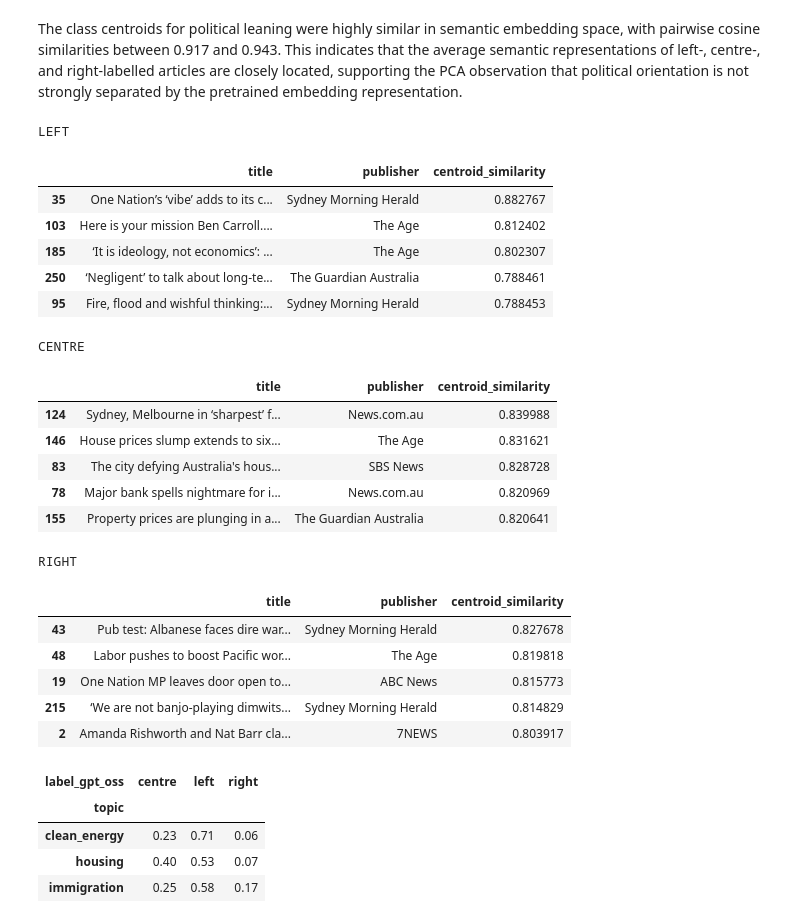
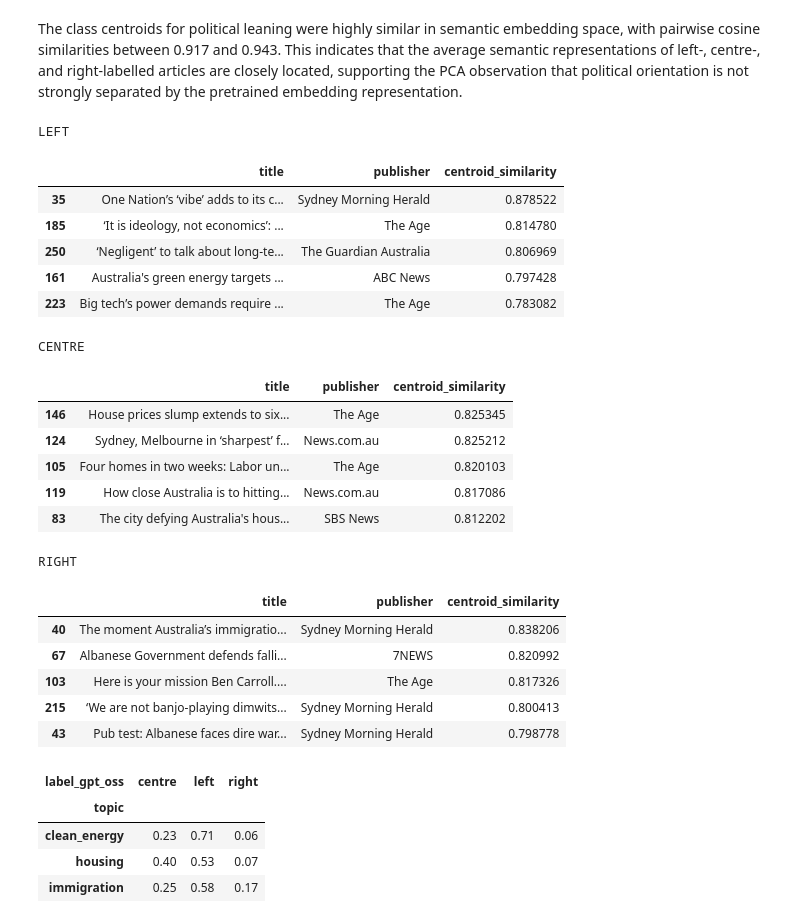
Before and after one commit to jessnxa/nlp_at2_newsprism, a Jupyter notebook: notebooks/02_political_leaning/political_leaning_classif.ipynb, the cells around one changed output. Drawn from its saved outputs; the diff is of its cells as text; code cells hidden in the pictures.

```diff
--- a/notebooks/02_political_leaning/political_leaning_classif.ipynb
+++ b/notebooks/02_political_leaning/political_leaning_classif.ipynb
@@ -738,0 +1027,2 @@ Using 5-fold stratified cross-validation, the classifier achieved a mean macro F
+# %%
+eval_df["oof_prediction"] = oof_pred
@@ -738,0 +1059,20 @@ Using 5-fold stratified cross-validation, the classifier achieved a mean macro F
+# %%
+for level in ["high", "medium", "low"]:
+    subset = eval_df[
+        eval_df["reference_support"] == level
+    ]
+
+    if len(subset) == 0:
+        continue
+
+    print(f"\n--- {level.upper()} SUPPORT ---")
+    print("n =", len(subset))
+
+    print(
+        classification_report(
+            subset["reference_label"],
+            subset["oof_prediction"],
+            labels=["left", "centre", "right"],
+            zero_division=0
+        )
+    )
@@ -749,9 +1109,9 @@ from sklearn.decomposition import PCA
 
 pca = PCA(n_components=2, random_state=42)
 
-X_2d = pca.fit_transform(X_embeddings)
+X_2d = pca.fit_transform(X_gold)
 
-plot_df = pd.DataFrame({"PC1": X_2d[:, 0], "PC2": X_2d[:, 1], "label": y.values})
+plot_df = pd.DataFrame({"PC1": X_2d[:, 0], "PC2": X_2d[:, 1], "label": y_gold.values})
 
 for label in ["left", "centre", "right"]:
     subset = plot_df[plot_df["label"] == label]
@@ -794,8 +1154,7 @@ PCA projection of the semantic article embeddings shows several distinct regions
 
 In contrast to political leaning, PCA projection by article topic produced clearly distinguishable clusters for immigration, housing, and clean energy. This suggests that the pretrained semantic embeddings encode topical similarity much more strongly than political orientation. The result is consistent with the way the NewsPrism corpus was constructed, with articles deliberately sampled across three predefined topics. Consequently, topic represents a major source of variation in the embedding space, while political leaning appears to be a subtler characteristic that cuts across these topic clusters. This helps explain why semantic embeddings did not produce clear separation between left-, centre-, and right-labelled articles: articles with opposing political framing may remain close in embedding space when they discuss the same underlying topic.
 # %%
-labels = np.array(y)
-
+labels = np.array(y_gold)
 centroids = {}
 
 for label in ["left", "centre", "right"]:
@@ -818,37 +1177,37 @@ The class centroids for political leaning were highly similar in semantic embedd
 # %%
 for label in ["left", "centre", "right"]:
 
     mask = labels == label
-    class_embeddings = X_embeddings[mask]
+    class_embeddings = X_gold[mask]
     class_df = df_model.loc[mask].copy()
     centroid = centroids[label].reshape(1, -1)
     scores = cosine_similarity(class_embeddings, centroid).flatten()
     class_df["centroid_similarity"] = scores
     top_articles = class_df.sort_values("centroid_similarity", ascending=False).head(5)
 
     print(f"\n{label.upper()}")
 
     display(top_articles[["title", "publisher", "centroid_similarity"]])
 # %% [output]
 LEFT
 |  | title | publisher | centroid_similarity |
-| 35 | One Nation’s ‘vibe’ adds to its c... | Sydney Morning Herald | 0.882767 |
-| 103 | Here is your mission Ben Carroll.... | The Age | 0.812402 |
-| 185 | ‘It is ideology, not economics’: ... | The Age | 0.802307 |
-| 250 | ‘Negligent’ to talk about long-te... | The Guardian Australia | 0.788461 |
-| 95 | Fire, flood and wishful thinking:... | Sydney Morning Herald | 0.788453 |
+| 35 | One Nation’s ‘vibe’ adds to its c... | Sydney Morning Herald | 0.878522 |
+| 185 | ‘It is ideology, not economics’: ... | The Age | 0.814780 |
+| 250 | ‘Negligent’ to talk about long-te... | The Guardian Australia | 0.806969 |
+| 161 | Australia's green energy targets ... | ABC News | 0.797428 |
+| 223 | Big tech’s power demands require ... | The Age | 0.783082 |
 CENTRE
 |  | title | publisher | centroid_similarity |
-| 124 | Sydney, Melbourne in ‘sharpest’ f... | News.com.au | 0.839988 |
-| 146 | House prices slump extends to six... | The Age | 0.831621 |
-| 83 | The city defying Australia's hous... | SBS News | 0.828728 |
-| 78 | Major bank spells nightmare for i... | News.com.au | 0.820969 |
-| 155 | Property prices are plunging in a... | The Guardian Australia | 0.820641 |
+| 146 | House prices slump extends to six... | The Age | 0.825345 |
+| 124 | Sydney, Melbourne in ‘sharpest’ f... | News.com.au | 0.825212 |
+| 105 | Four homes in two weeks: Labor un... | The Age | 0.820103 |
+| 119 | How close Australia is to hitting... | News.com.au | 0.817086 |
+| 83 | The city defying Australia's hous... | SBS News | 0.812202 |
 RIGHT
 |  | title | publisher | centroid_similarity |
-| 43 | Pub test: Albanese faces dire war... | Sydney Morning Herald | 0.827678 |
-| 48 | Labor pushes to boost Pacific wor... | The Age | 0.819818 |
-| 19 | One Nation MP leaves door open to... | ABC News | 0.815773 |
-| 215 | ‘We are not banjo-playing dimwits... | Sydney Morning Herald | 0.814829 |
-| 2 | Amanda Rishworth and Nat Barr cla... | 7NEWS | 0.803917 |
+| 40 | The moment Australia’s immigratio... | Sydney Morning Herald | 0.838206 |
+| 67 | Albanese Government defends falli... | 7NEWS | 0.820992 |
+| 103 | Here is your mission Ben Carroll.... | The Age | 0.817326 |
+| 215 | ‘We are not banjo-playing dimwits... | Sydney Morning Herald | 0.800413 |
+| 43 | Pub test: Albanese faces dire war... | Sydney Morning Herald | 0.798778 |
 # %%
```
Also changed, not shown: parts of 46 cells of this notebook, 5 other files.
